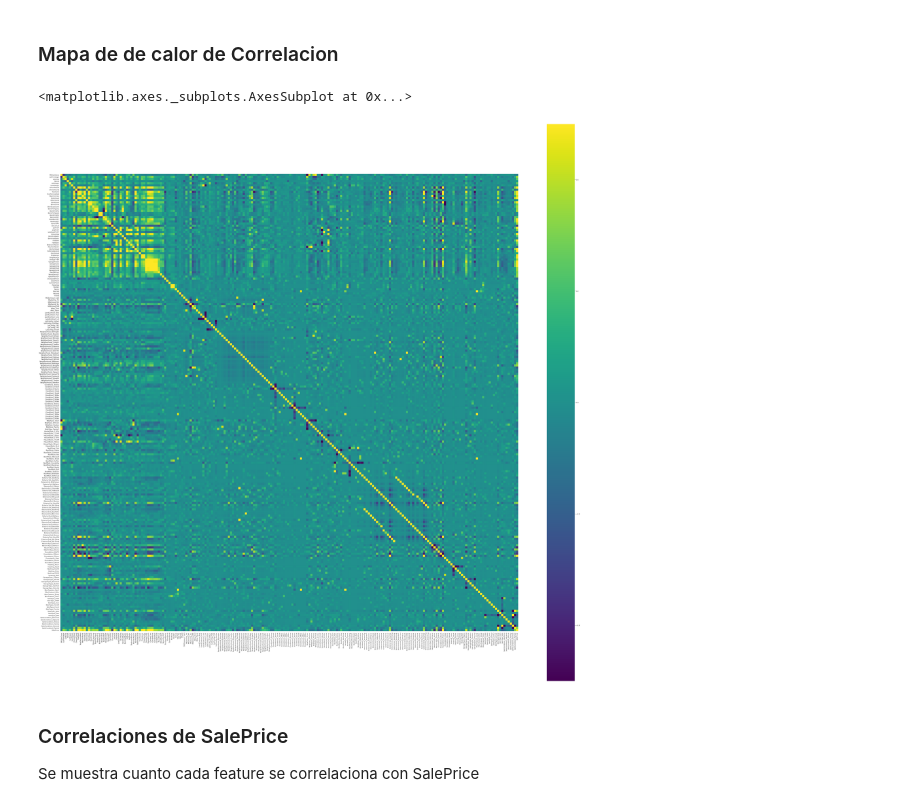
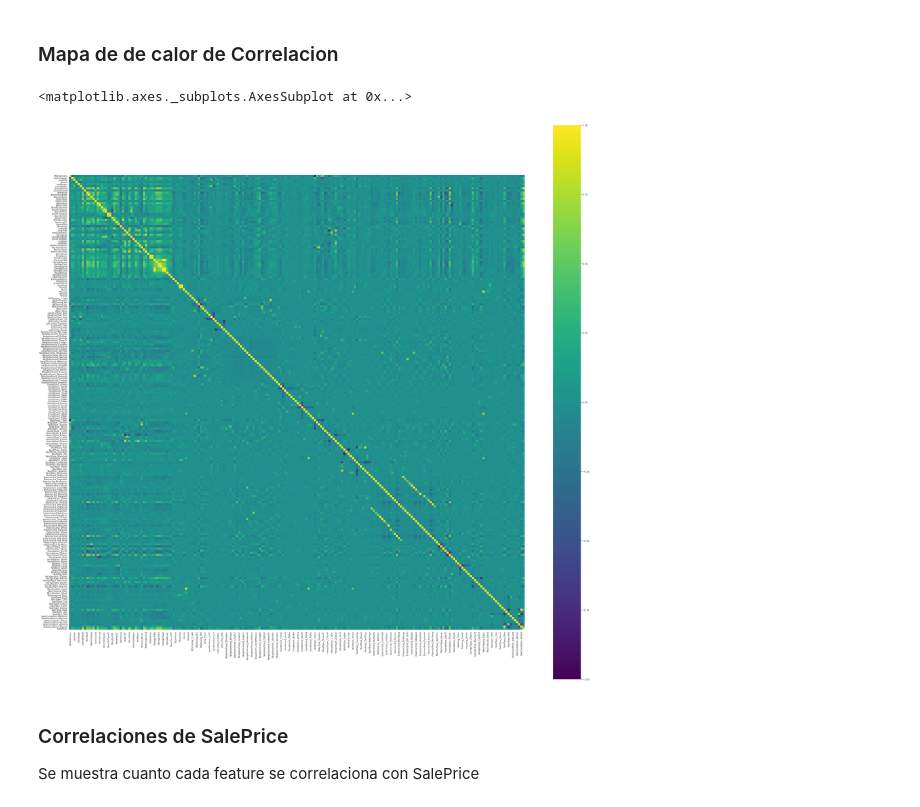
Before and after one commit to corderobot/Kaggle_House-Prices, a Jupyter notebook: NNs/HousePrices_V2.ipynb, the cells around one changed output. Drawn from its saved outputs; the diff is of its cells as text; code cells hidden in the pictures.

```diff
--- a/NNs/HousePrices_V2.ipynb
+++ b/NNs/HousePrices_V2.ipynb
@@ -383,3 +342,25 @@ plt.show()
+# %%
+# Removing Anomalies
+
+# GrLivArea
+if 'GrLivArea' in train.columns:
+  train = train.drop(train[(train['GrLivArea']>4000) & (train['SalePrice']<12.5)].index)
+
+# BsmtFinSF1
+if 'BsmtFinSF1' in train.columns:
+  train = train.drop(train[(train['BsmtFinSF1']>3000)].index)
+
+# TotalBsmSF
+if 'TotalBsmtSF' in train.columns:
+  train = train.drop(train[(train['TotalBsmtSF']>3000)].index)
+
+# 1stFlrSF
+if '1stFlrSF' in train.columns:
+  train = train.drop(train[(train['1stFlrSF']>2500)].index)
+
+# GarageArea
+if 'GarageArea' in train.columns:
+  train = train.drop(train[(train['GarageArea']>1200) & (train['SalePrice']<12.5)].index)
 # %% [markdown]
 ## Correlacion
 # %%
@@ -389,11 +370,11 @@ cols = corr.columns
 # %% [markdown]
 ### Mapa de de calor de Correlacion
 # %%
-plt.figure(figsize=(70, 70))
-sns.heatmap(corr, vmin=-0.5, vmax=0.5, square = True, cmap='viridis')
+plt.figure(figsize=(50, 50))
+sns.heatmap(corr, vmin=-1, vmax=1, square = True, cmap='viridis')
 # %% [output]
 <matplotlib.axes._subplots.AxesSubplot at 0x...>
-[figure, old version]
+[figure, new version]
 # %% [markdown]
 ### Correlaciones de SalePrice
 Se muestra cuanto cada feature se correlaciona con SalePrice
```
Also changed, not shown: parts of 14 cells of this notebook.
